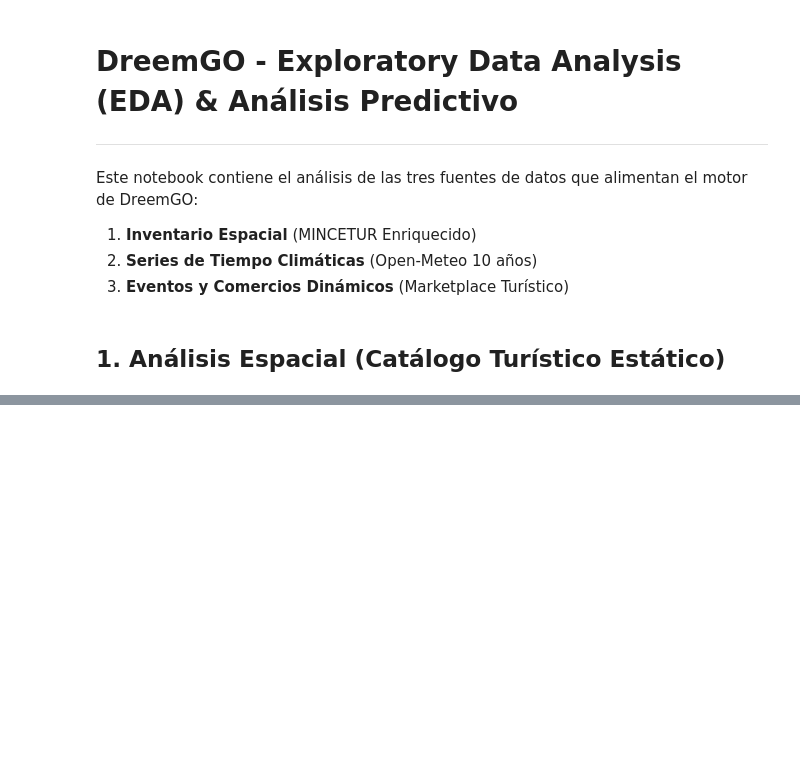
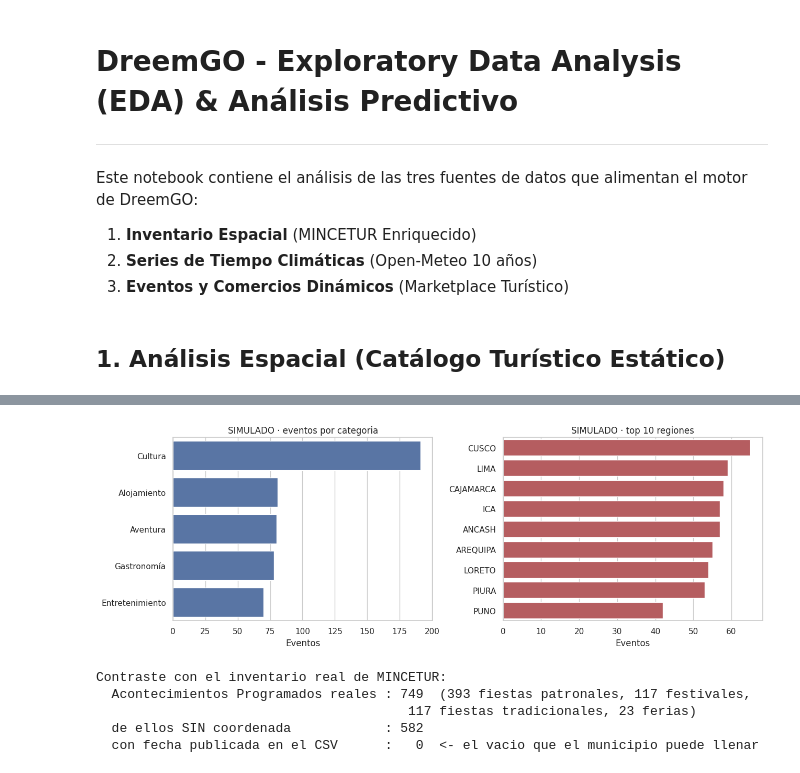
Before and after one commit to oswaldoaqm/Alejandros-Team, a Jupyter notebook: deliveries/week06/code/DreemGO_Advanced_EDA.ipynb, the cells around one changed output, grey strips where cells are left out. Cells and saved outputs as stored; diff of their text form; code cells hidden in the pictures; blank space fills up the shorter version.

```diff
--- a/deliveries/week06/code/DreemGO_Advanced_EDA.ipynb
+++ b/deliveries/week06/code/DreemGO_Advanced_EDA.ipynb
@@ -64,0 +104,25 @@ plt.show()
+# %%
+df_comercio = pd.read_csv('../data/processed/comercios_ferias_locales.csv', sep=';')
+
+fig, ax = plt.subplots(1, 2, figsize=(13, 4.6))
+sns.countplot(data=df_comercio, y='CATEGORIA', ax=ax[0],
+              order=df_comercio['CATEGORIA'].value_counts().index, color='#4C72B0')
+ax[0].set_title('SIMULADO · eventos por categoria'); ax[0].set_xlabel('Eventos'); ax[0].set_ylabel('')
+
+ev = df_comercio['REGION'].value_counts().head(10)
+sns.barplot(x=ev.to_numpy(), y=ev.index.to_numpy(), ax=ax[1], color='#C44E52')
+ax[1].set_title('SIMULADO · top 10 regiones'); ax[1].set_xlabel('Eventos'); ax[1].set_ylabel('')
+plt.tight_layout(); plt.show()
+
+print('Contraste con el inventario real de MINCETUR:')
+print('  Acontecimientos Programados reales : 749  (393 fiestas patronales, 117 festivales,')
+print('                                        117 fiestas tradicionales, 23 ferias)')
+print('  de ellos SIN coordenada            : 582')
+print('  con fecha publicada en el CSV      :   0  <- el vacio que el municipio puede llenar')
+# %% [output]
+[figure, added]
+Contraste con el inventario real de MINCETUR:
+  Acontecimientos Programados reales : 749  (393 fiestas patronales, 117 festivales,
+                                        117 fiestas tradicionales, 23 ferias)
+  de ellos SIN coordenada            : 582
+  con fecha publicada en el CSV      :   0  <- el vacio que el municipio puede llenar
```
Also changed, not shown: parts of 7 cells of this notebook.
